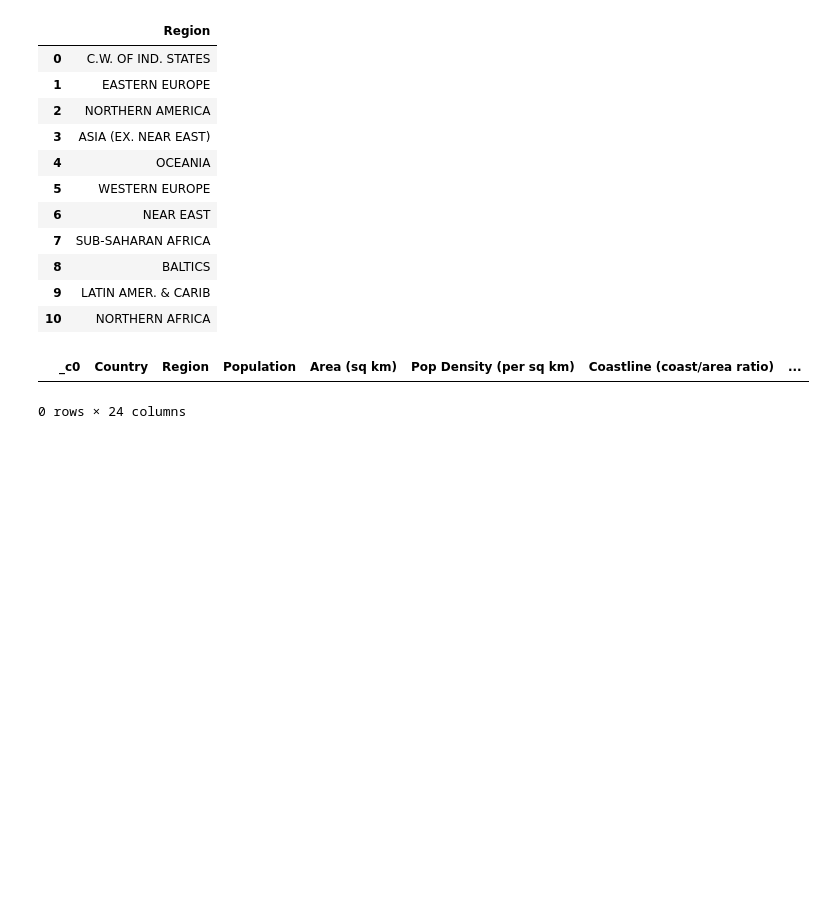
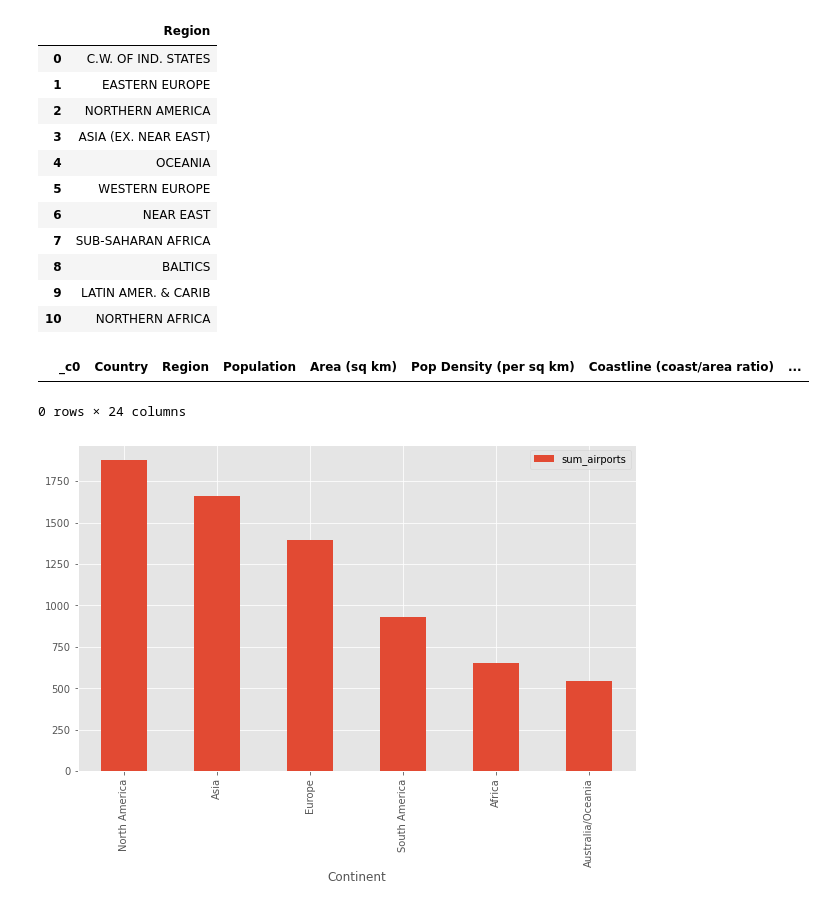
Before and after one commit to sgrzegorz/analiza-duzych-zbiorow-danych, a Jupyter notebook: 02/dataframe.ipynb, the cells around one changed output. Cells and saved outputs as stored; diff of their text form; code cells hidden in the pictures; blank space fills up the shorter version.

```diff
--- a/02/dataframe.ipynb
+++ b/02/dataframe.ipynb
@@ -303,0 +280,12 @@ foo = " fanifna   fainf  "
+# %%
+df = (countries.join(airports, "Country")
+      .groupBy('Continent')
+      .agg(count("Continent").alias("sum_airports"))
+      .orderBy('sum_airports',ascending=False)
+      .toPandas()
+)
+
+df.plot(x="Continent",y="sum_airports",kind="bar",figsize=(10,6))
+plt.show()
+# %% [output]
+[figure, added]
```
Also changed, not shown: parts of 5 cells of this notebook.
